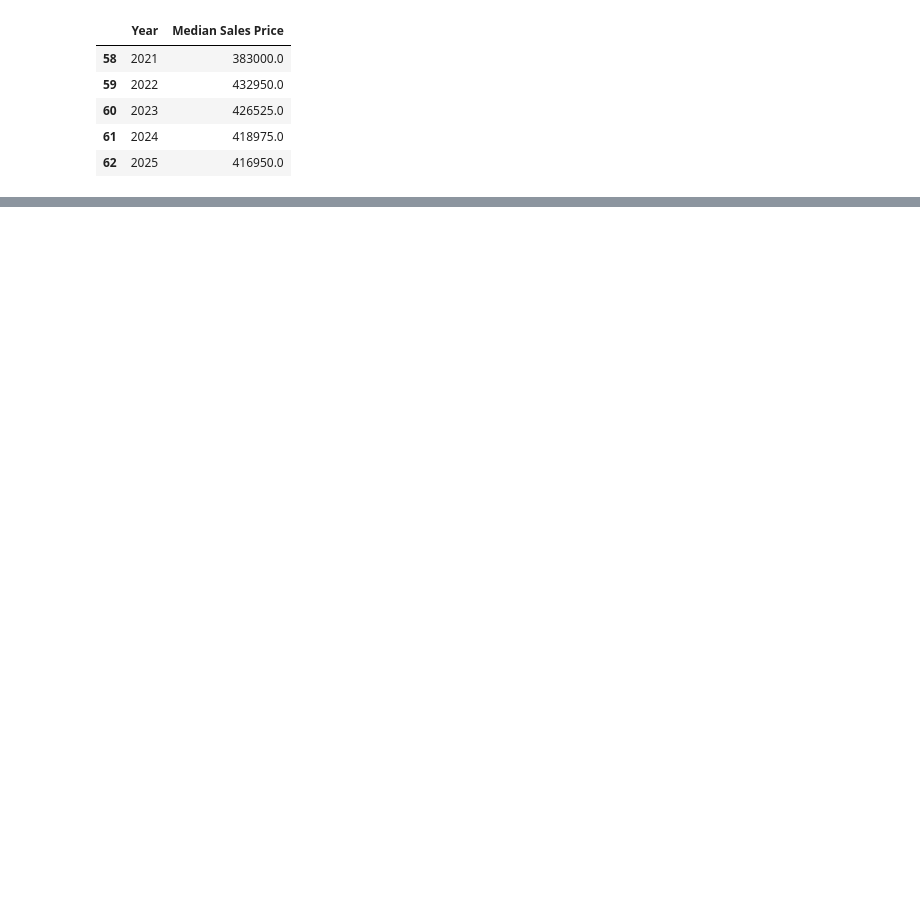
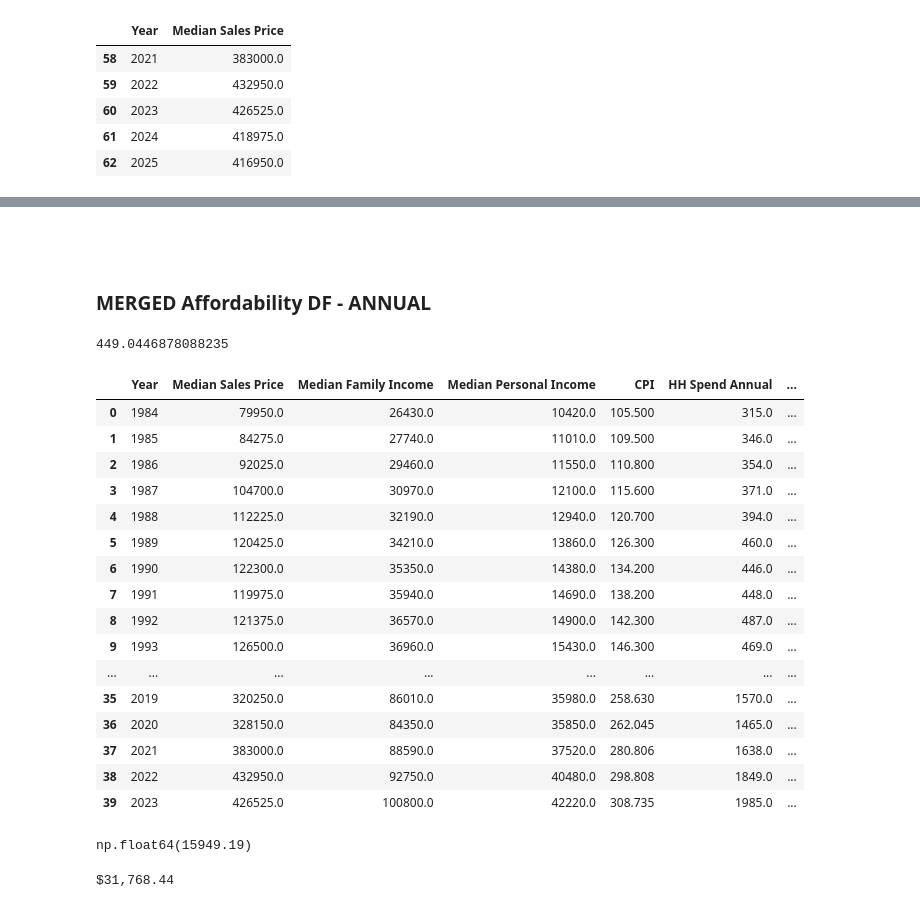
Before and after one commit to wallscreet/gov-data, a Jupyter notebook: notebook.ipynb, the cells around one changed output, grey strips where cells are left out. Cells and saved outputs as stored; diff of their text form; code cells hidden in the pictures; blank space fills up the shorter version.

Commit message:
add data sources, affordability metrics

```diff
--- a/notebook.ipynb
+++ b/notebook.ipynb
@@ -98,0 +215,11 @@ df_mtg30.tail()
+# %%
+vehicle_ins = fred.get_series('CXU500110LB0101M')
+vehicle_ins_df = vehicle_ins.to_frame().reset_index()
+vehicle_ins_df.columns = ['Date', 'Vehilcle Ins Annual']
+vehicle_ins_df['Date'] = pd.to_datetime(vehicle_ins_df['Date'])
+vehicle_ins_df.set_index('Date', inplace=True)
+vehicle_ins_df.index = vehicle_ins_df.index.year
+vehicle_ins_df.reset_index(inplace=True)
+vehicle_ins_df.columns = ['Year', 'Vehicle Ins Annual']
+
+vehicle_ins_df.tail()
@@ -98,0 +233,4 @@ df_mtg30.tail()
+# %% [markdown]
+###
+# %% [markdown]
+### MERGED Affordability DF - ANNUAL
@@ -98,0 +259,54 @@ df_mtg30.tail()
+# %%
+def calc_mtg_pi_payment(principal, annual_rate, years=30):
+    """
+    Calculate monthly principal & interest payment for a mortgage.
+
+    principal: Loan amount
+    annual_rate: Annual interest rate as a percentage (e.g., 6.5 for 6.5%)
+    years: Term in years (default 30)
+    """
+    monthly_rate = (annual_rate / 100) / 12
+    n_payments = years * 12
+
+    if monthly_rate == 0:
+        return principal / n_payments  # handle zero interest edge case
+
+    payment = principal * (monthly_rate * (1 + monthly_rate) ** n_payments) / \
+              ((1 + monthly_rate) ** n_payments - 1)
+    return payment
+# %%
+payment = calc_mtg_pi_payment(100000, 3.5)
+payment
+# %% [output]
+449.0446878088235
+# %%
+#df_merged = pd.merge(df_home_median_prices_annual, df_median_family_income, on='Year', how='inner')
+dfs = [df_home_median_prices_annual, df_median_family_income, df_median_pers_income, cpi_df, hh_spend_df, vehicle_ins_df, df_mtg30, pop_df]
+df_merged = merge_on_year(dfs)
+df_merged['Price Multiplier'] = df_merged['Median Sales Price'] / df_merged['Median Family Income']
+df_merged['Income Ratio'] = df_merged['Median Family Income'] / df_merged['Median Sales Price']
+df_merged['Loan Amount'] = df_merged['Median Sales Price'] * .8
+df_merged['Mtg P&I Monthly'] = df_merged.apply(lambda row: calc_mtg_pi_payment(row['Loan Amount'], row['30yr Mtg Rate']), axis=1).round(2)
+df_merged['Mtg P&I Annual'] = df_merged['Mtg P&I Monthly'] * 12
+df_merged['Mtg to Fam Income Ratio'] = df_merged['Mtg P&I Annual'] / df_merged['Median Family Income']
+df_merged['Mtg to Pers Income Ratio'] = df_merged['Mtg P&I Annual'] / df_merged['Median Personal Income']
+df_merged = df_merged.dropna(axis=0)
+df_merged.tail(40)
+# %% [output]
+|  | Year | Median Sales Price | Median Family Income | Median Personal Income | CPI | HH Spend Annual | ... |
+| 0 | 1984 | 79950.0 | 26430.0 | 10420.0 | 105.500 | 315.0 | ... |
+| 1 | 1985 | 84275.0 | 27740.0 | 11010.0 | 109.500 | 346.0 | ... |
+| 2 | 1986 | 92025.0 | 29460.0 | 11550.0 | 110.800 | 354.0 | ... |
+| 3 | 1987 | 104700.0 | 30970.0 | 12100.0 | 115.600 | 371.0 | ... |
+| 4 | 1988 | 112225.0 | 32190.0 | 12940.0 | 120.700 | 394.0 | ... |
+| 5 | 1989 | 120425.0 | 34210.0 | 13860.0 | 126.300 | 460.0 | ... |
+| 6 | 1990 | 122300.0 | 35350.0 | 14380.0 | 134.200 | 446.0 | ... |
+| 7 | 1991 | 119975.0 | 35940.0 | 14690.0 | 138.200 | 448.0 | ... |
+| 8 | 1992 | 121375.0 | 36570.0 | 14900.0 | 142.300 | 487.0 | ... |
+| 9 | 1993 | 126500.0 | 36960.0 | 15430.0 | 146.300 | 469.0 | ... |
+| ... | ... | ... | ... | ... | ... | ... | ... |
+| 35 | 2019 | 320250.0 | 86010.0 | 35980.0 | 258.630 | 1570.0 | ... |
+| 36 | 2020 | 328150.0 | 84350.0 | 35850.0 | 262.045 | 1465.0 | ... |
+| 37 | 2021 | 383000.0 | 88590.0 | 37520.0 | 280.806 | 1638.0 | ... |
+| 38 | 2022 | 432950.0 | 92750.0 | 40480.0 | 298.808 | 1849.0 | ... |
+| 39 | 2023 | 426525.0 | 100800.0 | 42220.0 | 308.735 | 1985.0 | ... |
@@ -98,0 +320,9 @@ df_mtg30.tail()
+# %%
+scale_for_inflation(cpi_df=cpi_df, from_year=2025, to_year=1984, amount=48699)
+# %% [output]
+np.float64(15949.19)
+# %%
+value = scale_for_inflation(cpi_df=cpi_df, from_year=1983, to_year=2025, amount=10000)
+print(f"${format(value, ",")}")
+# %% [output]
+$31,768.44
```
Also changed, not shown: parts of 25 cells of this notebook.
